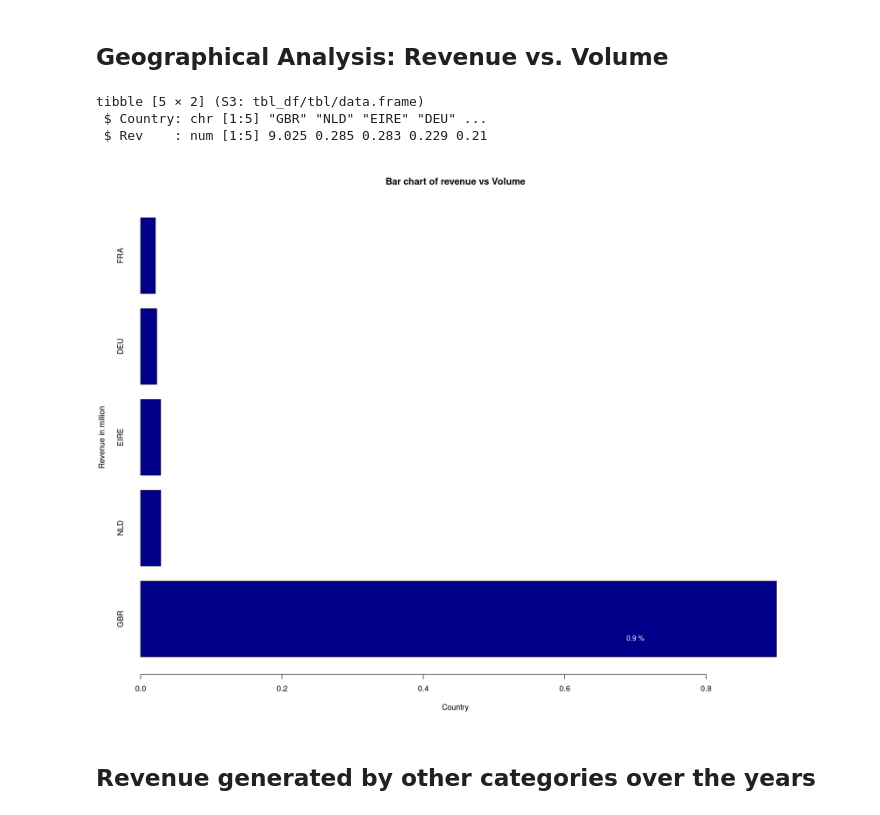
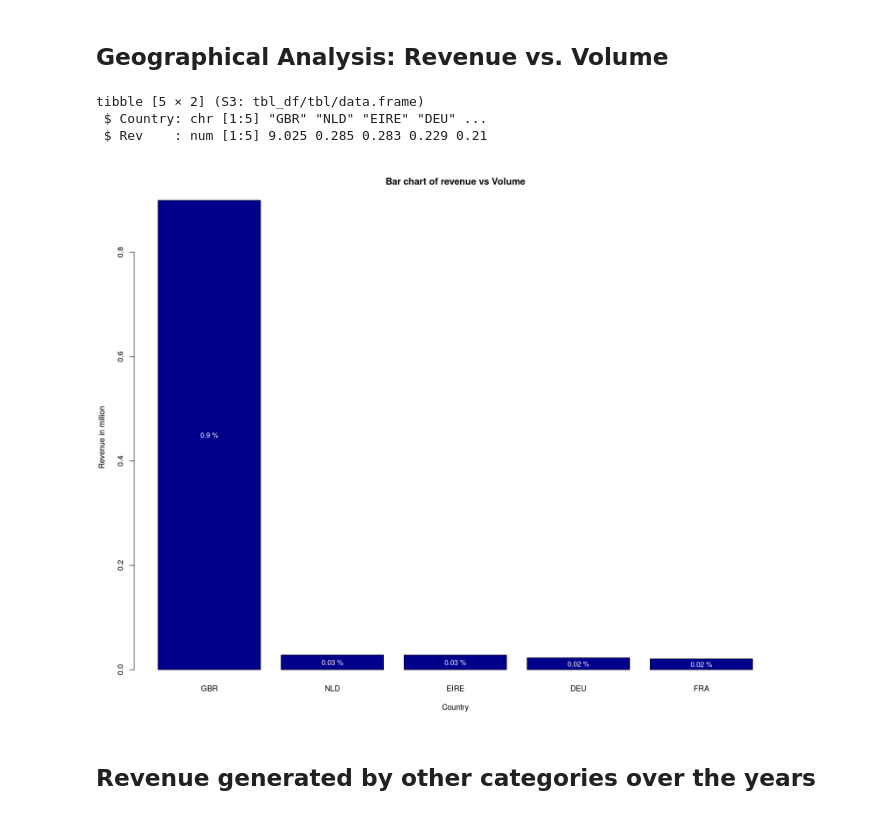
Before and after one commit to Aavash232311/DSC-105-Group-Project-, a Jupyter notebook: data.ipynb, the cells around one changed output. Saved outputs shown, nothing was run; the diff lists cells and outputs as text; code cells hidden in the pictures.

```diff
--- a/data.ipynb
+++ b/data.ipynb
@@ -301,34 +301,34 @@ legend("topleft", legend = c(legend_label))
 # %%
 # The above code was messy, I am a beginner but let's try using pipe
 
 library(dplyr)
 # arrange(df, ex age) for decending order  arrange(df, desc(age))
 
 top_5_revenue <- df %>%
   group_by(Country) %>%
   summarise(Rev = sum((UnitPrice * Quantity) / 10^6, na.rm = TRUE)) %>%
   arrange(desc(Rev)) %>%
   head(5)
 str(top_5_revenue)
 # I coudln't achive proper scaling of this, even though y="l"
 rv_plot <- barplot(height = prop.table(top_5_revenue$Rev), names.arg = top_5_revenue$Country,
         xlab = "Country", ylab = "Revenue in million",
-        main = "Bar chart of revenue vs Volume", col = "darkblue", horiz=TRUE)
+        main = "Bar chart of revenue vs Volume", col = "darkblue")
 
 # when using log scale we can't simple make the y = value/2
 text(
     x = rv_plot,
     y = prop.table(top_5_revenue$Rev) / 2,
     label = paste(round(prop.table(top_5_revenue$Rev), digits=2), "%"),
     col = "white",
     cex=0.9,
 
 )
 # %% [output]
 tibble [5 × 2] (S3: tbl_df/tbl/data.frame)
  $ Country: chr [1:5] "GBR" "NLD" "EIRE" "DEU" ...
  $ Rev    : num [1:5] 9.025 0.285 0.283 0.229 0.21
-[figure, old version]
+[figure, new version]
 # %% [markdown]
 ## Revenue generated by other categories over the years
 # %%
```
Also changed, not shown: parts of 1 cell of this notebook.
